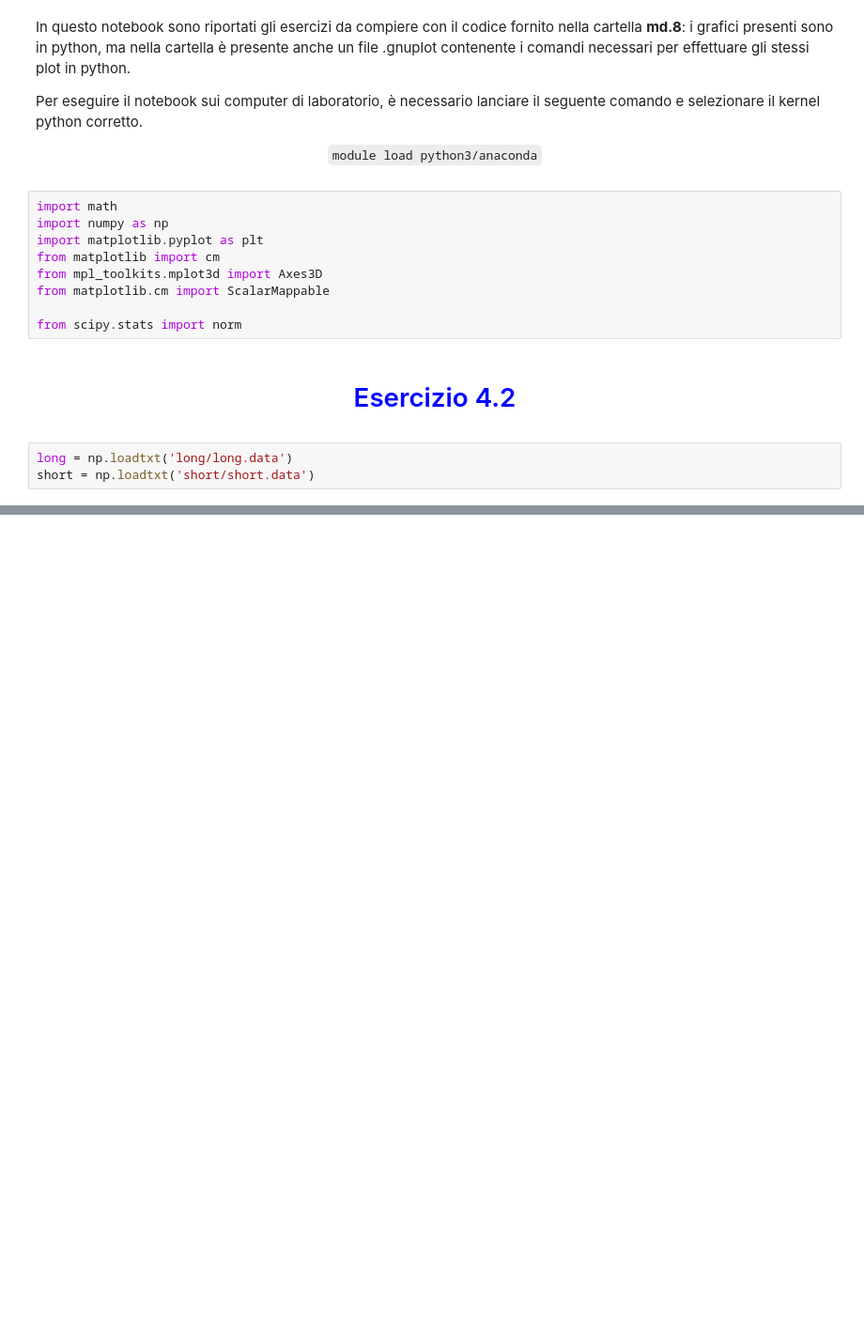
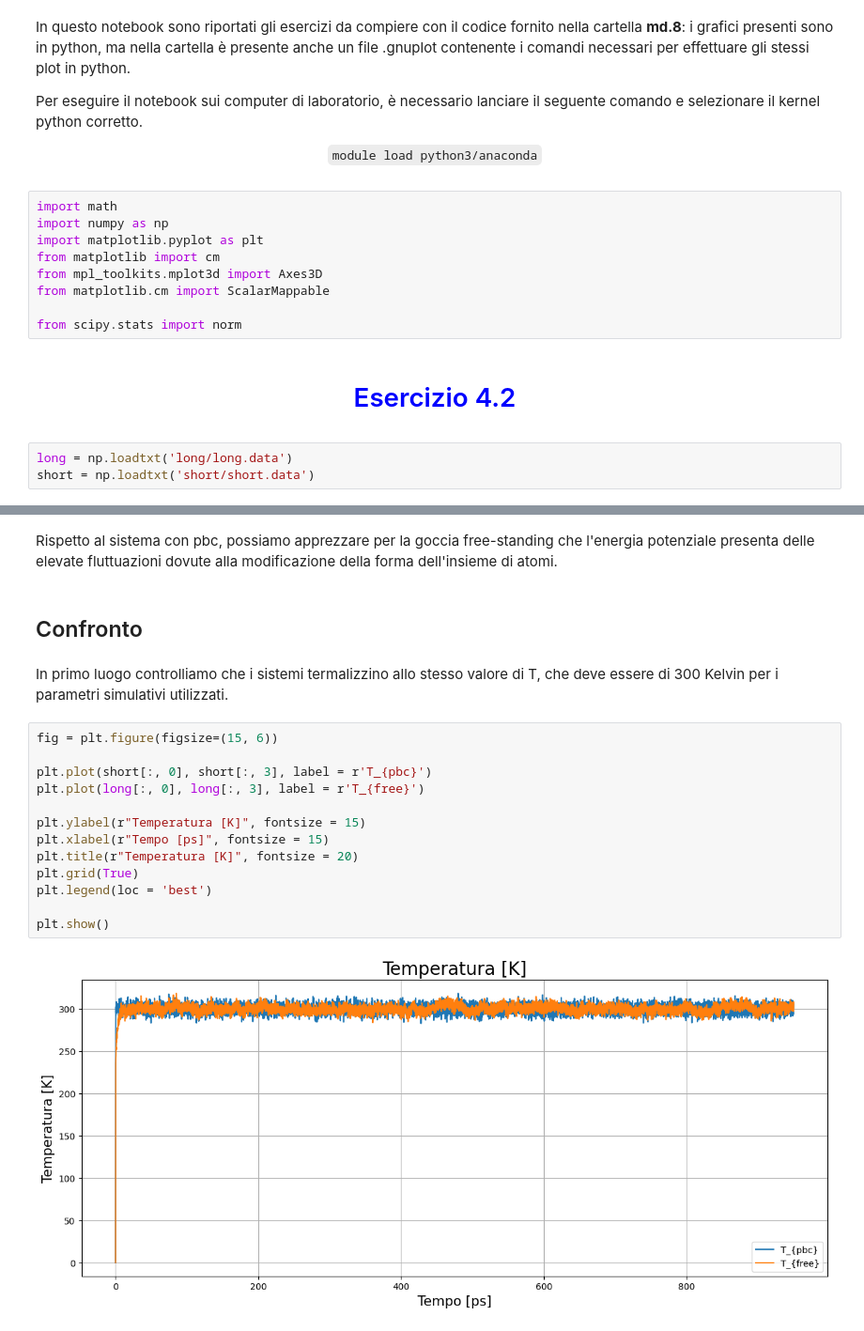
Before and after one commit to Negrini085/Simulazione-di-Materia-Condensata, a Jupyter notebook: Codice2_LM/esercitazione2.ipynb, the cells around one changed output, grey strips where cells are left out. Shown at 94% size. Saved outputs shown, nothing was run; the diff lists cells and outputs as text; blank space fills up the shorter version.

```diff
--- a/Codice2_LM/esercitazione2.ipynb
+++ b/Codice2_LM/esercitazione2.ipynb
@@ -27,0 +81,21 @@ short = np.loadtxt('short/short.data')
+# %% [markdown]
+Rispetto al sistema con pbc, possiamo apprezzare per la goccia free-standing che l'energia potenziale presenta delle elevate fluttuazioni dovute alla modificazione della forma dell'insieme di atomi.
+# %% [markdown]
+## Confronto
+# %% [markdown]
+In primo luogo controlliamo che i sistemi termalizzino allo stesso valore di T, che deve essere di 300 Kelvin per i parametri simulativi utilizzati.
+# %%
+fig = plt.figure(figsize=(15, 6))
+
+plt.plot(short[:, 0], short[:, 3], label = r'T_{pbc}')
+plt.plot(long[:, 0], long[:, 3], label = r'T_{free}')
+
+plt.ylabel(r"Temperatura [K]", fontsize = 15)
+plt.xlabel(r"Tempo [ps]", fontsize = 15)
+plt.title(r"Temperatura [K]", fontsize = 20)
+plt.grid(True)
+plt.legend(loc = 'best')
+
+plt.show()
+# %% [output]
+[figure, added]
```
Also changed, not shown: parts of 9 cells of this notebook, 2 other files.
